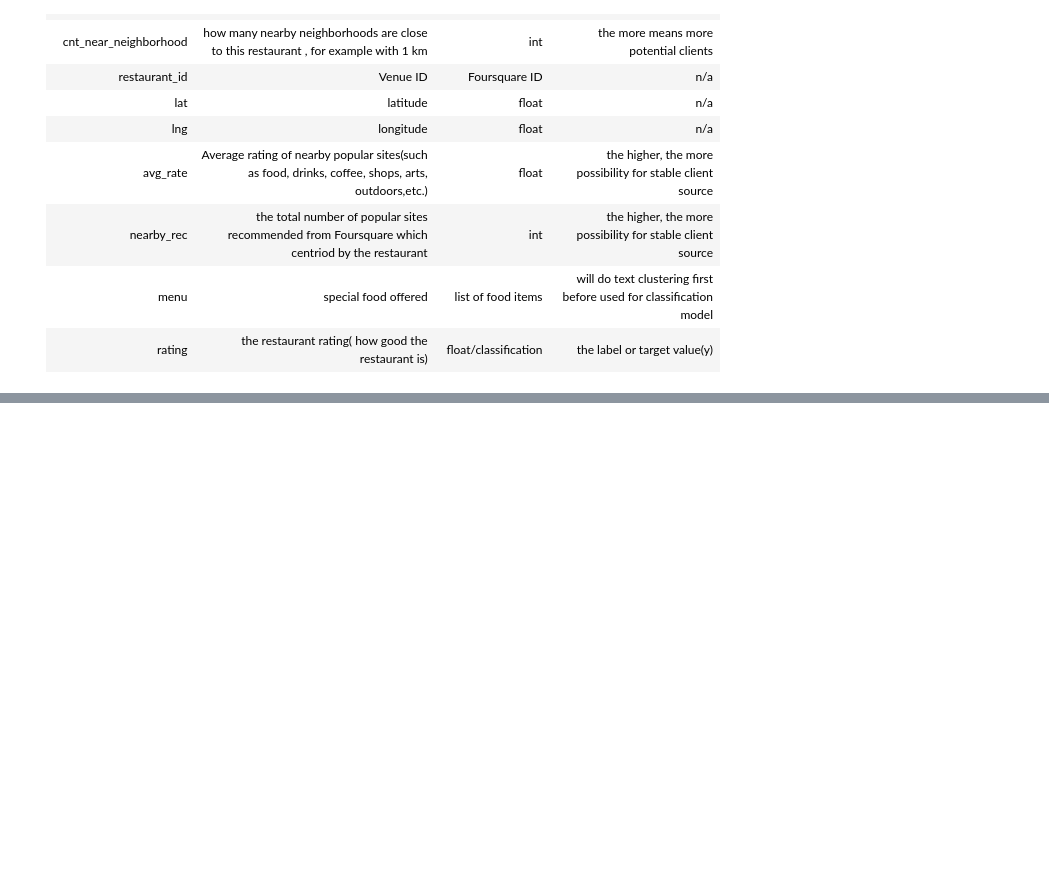
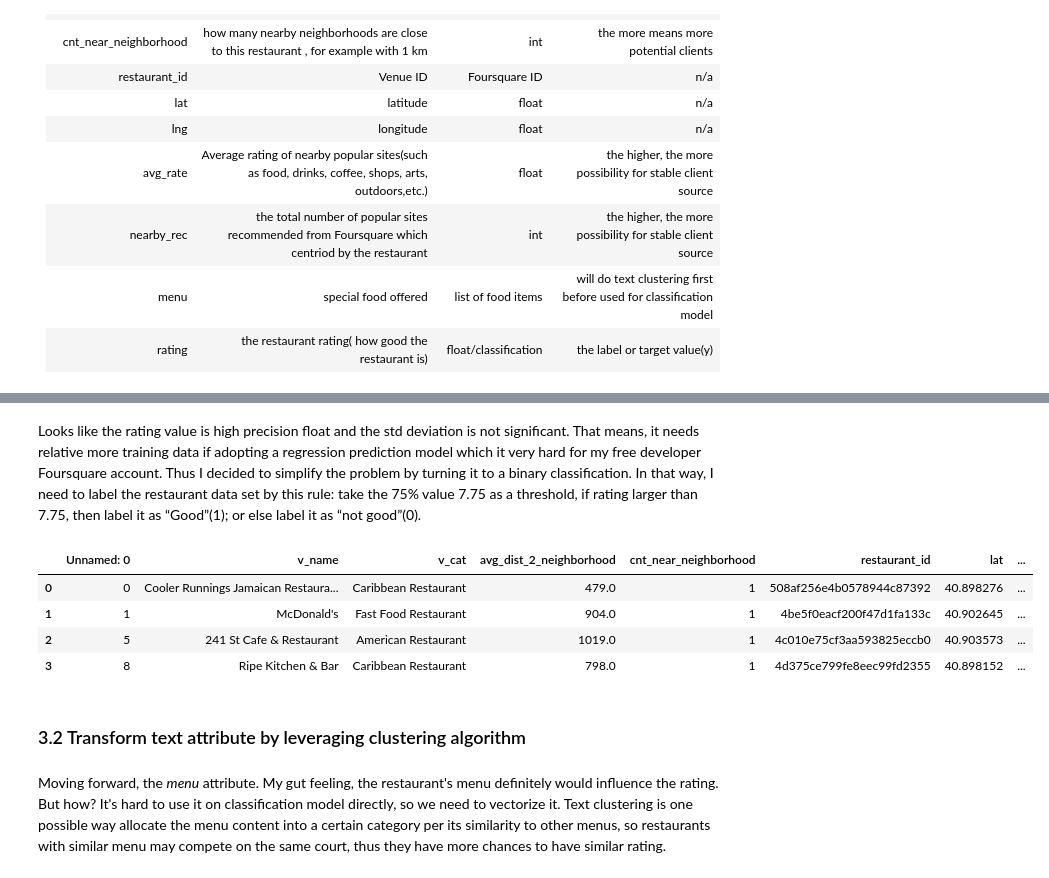
Before and after one commit to mamamiaibm/Coursera_Capstone, a Jupyter notebook: Homework project.ipynb, the cells around one changed output, grey strips where cells are left out. Cells and saved outputs as stored; diff of their text form; code cells hidden in the pictures; blank space fills up the shorter version.

```diff
--- a/Homework project.ipynb
+++ b/Homework project.ipynb
@@ -347,0 +368,16 @@ We got all the information about the restaurant, almost ready to fit for the mac
+# %% [markdown]
+Looks like the rating value is high precision float and the std deviation is not significant.  That means, it needs relative more training data if adopting a regression prediction model which it very hard for my free developer Foursquare account.  Thus I decided to simplify  the problem by turning it to a binary classification. In that way, I need to label the restaurant data set by this rule: take the 75% value 7.75 as a threshold, if rating larger than 7.75, then label it as “Good”(1); or else label it as  “not good”(0).
+# %%
+df2["label"] = df2["rating"].apply(lambda x: "1" if x>=7.75 else "0")
+# %%
+df2.head(4)
+# %% [output]
+|  | Unnamed: 0 | v_name | v_cat | avg_dist_2_neighborhood | cnt_near_neighborhood | restaurant_id | lat | ... |
+| 0 | 0 | Cooler Runnings Jamaican Restaura... | Caribbean Restaurant | 479.0 | 1 | 508af256e4b0578944c87392 | 40.898276 | ... |
+| 1 | 1 | McDonald's | Fast Food Restaurant | 904.0 | 1 | 4be5f0eacf200f47d1fa133c | 40.902645 | ... |
+| 2 | 5 | 241 St Cafe & Restaurant | American Restaurant | 1019.0 | 1 | 4c010e75cf3aa593825eccb0 | 40.903573 | ... |
+| 3 | 8 | Ripe Kitchen & Bar | Caribbean Restaurant | 798.0 | 1 | 4d375ce799fe8eec99fd2355 | 40.898152 | ... |
+# %% [markdown]
+### 3.2 Transform text attribute by leveraging clustering algorithm
+# %% [markdown]
+Moving forward, the *menu* attribute. My gut feeling, the restaurant's menu definitely would influence the rating. But how? It's hard to use it on classification model directly, so we need to vectorize it. Text clustering is one possible way allocate the menu content into a certain category per its similarity to other menus, so restaurants with similar menu may compete on the same court, thus they have more chances to have similar rating.
```
Also changed, not shown: parts of 55 cells of this notebook.
